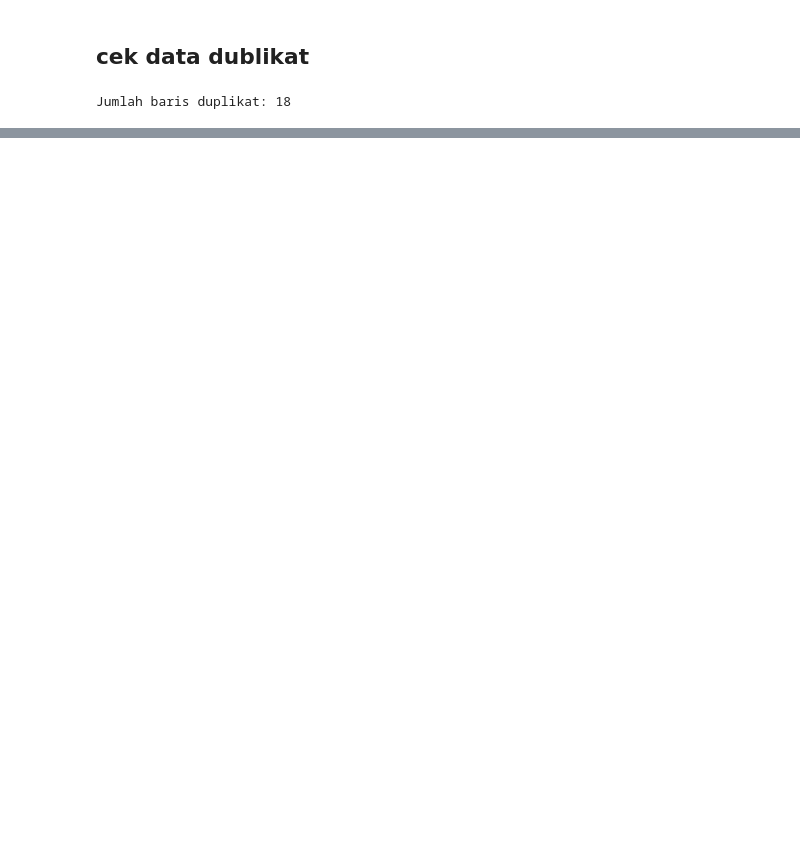
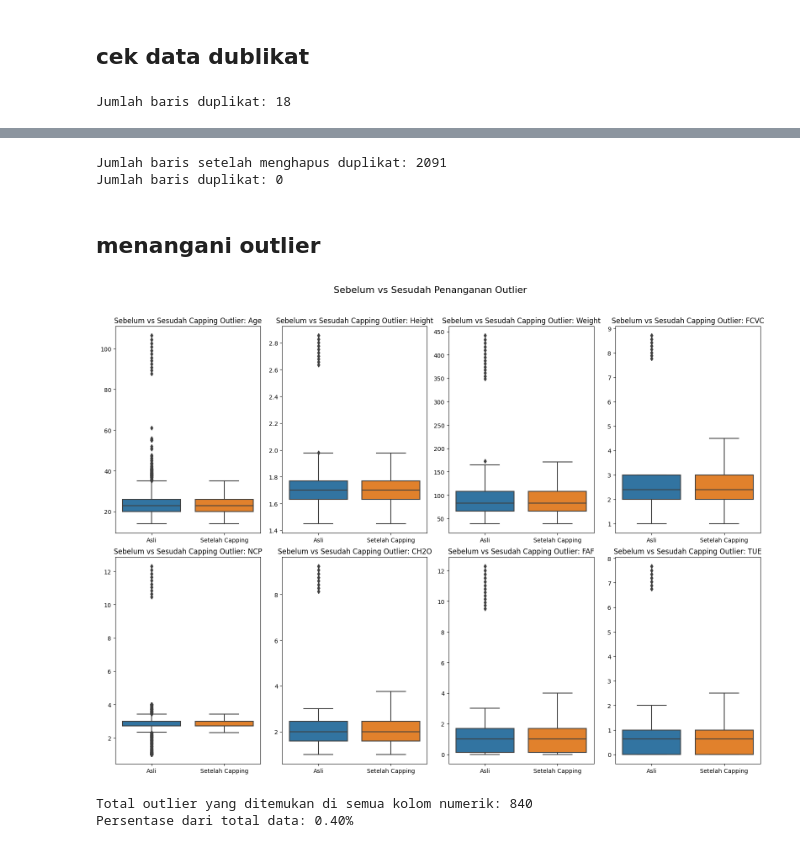
Before and after one commit to Fadhilah25/PROJECT-BENGKOD, a Jupyter notebook: main/obesity.ipynb, the cells around one changed output, grey strips where cells are left out. Drawn from its saved outputs; the diff is of its cells as text; code cells hidden in the pictures; blank space fills up the shorter version.

```diff
--- a/main/obesity.ipynb
+++ b/main/obesity.ipynb
@@ -207,0 +297,50 @@ Name: NObeyesdad, dtype: float64
+# %%
+# Hapus duplikat
+df.drop_duplicates(inplace=True)
+duplicates = df.duplicated().sum()
+
+print(f"Jumlah baris setelah menghapus duplikat: {len(df)}")
+print(f"Jumlah baris duplikat: {duplicates}")
+# %% [output]
+Jumlah baris setelah menghapus duplikat: 2091
+Jumlah baris duplikat: 0
+# %% [markdown]
+## menangani outlier
+# %%
+# Fungsi untuk menangani pencilan (outlier) dengan metode capping
+def cap_outliers(df, column, lower_bound, upper_bound):
+    df_copy = df.copy()
+    df_copy.loc[df_copy[column] < lower_bound, column] = lower_bound
+    df_copy.loc[df_copy[column] > upper_bound, column] = upper_bound
+    return df_copy
+
+# Menangani outlier dengan metode capping
+df_capped = df.copy()
+for column, info in outlier_info.items():
+    df_capped = cap_outliers(df_capped, column, info['lower_bound'], info['upper_bound'])
+
+# Membandingkan data sebelum dan sesudah penanganan outlier
+plt.figure(figsize=(16, 12))
+for i, column in enumerate(numeric_columns, 1):
+    plt.subplot(2, 4, i)
+
+    # Boxplot berdampingan
+    data_to_plot = [df[column], df_capped[column]]
+    sns.boxplot(data=data_to_plot)
+    plt.title(f'Sebelum vs Sesudah Capping Outlier: {column}')
+    plt.xticks([0, 1], ['Asli', 'Setelah Capping'])
+
+    plt.tight_layout()
+
+plt.suptitle('Sebelum vs Sesudah Penanganan Outlier', fontsize=16)
+plt.subplots_adjust(top=0.9)
+plt.show()
+
+# Menghitung outlier yang ditangani
+outliers_total = sum(info['count'] for info in outlier_info.values())
+print(f"\nTotal outlier yang ditemukan di semua kolom numerik: {outliers_total}")
+print(f"Persentase dari total data: {(outliers_total/len(df)):.2f}%")
+# %% [output]
+[figure, added]
+Total outlier yang ditemukan di semua kolom numerik: 840
+Persentase dari total data: 0.40%
```
Also changed, not shown: parts of 15 cells of this notebook.
